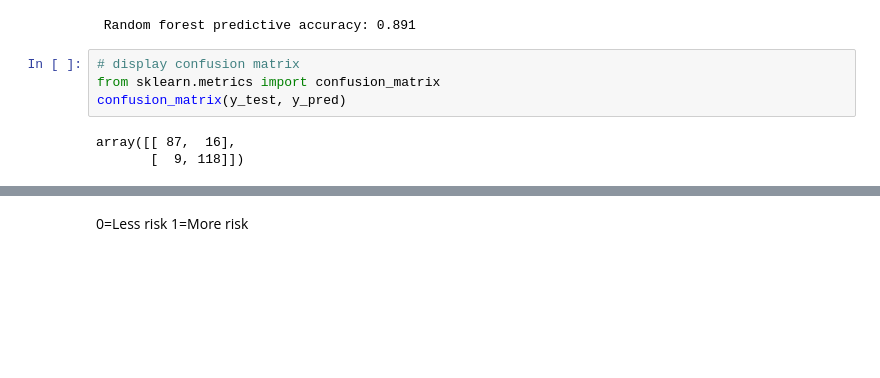
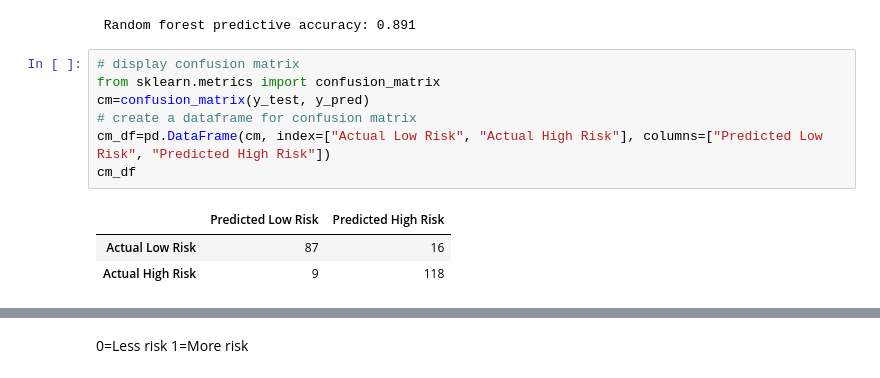
Before and after one commit to LIPSASHARMA/Heart-Disease-Prediction-Final-Project, a Jupyter notebook: Heart_risk_revised.ipynb, the cells around one changed output, grey strips where cells are left out. Drawn from its saved outputs; the diff is of its cells as text; blank space fills up the shorter version.

```diff
--- a/Heart_risk.ipynb
+++ b/Heart_risk_revised.ipynb
@@ -267,9 +267,13 @@ print(f" Random forest predictive accuracy: {accuracy_score(y_test,y_pred):.3f}"
 # %%
 # display confusion matrix
 from sklearn.metrics import confusion_matrix
-confusion_matrix(y_test, y_pred)
+cm=confusion_matrix(y_test, y_pred)
+# create a dataframe for confusion matrix
+cm_df=pd.DataFrame(cm, index=["Actual Low Risk", "Actual High Risk"], columns=["Predicted Low Risk", "Predicted High Risk"])
+cm_df
 # %% [output]
-array([[ 87,  16],
-       [  9, 118]])
+|  | Predicted Low Risk | Predicted High Risk |
+| Actual Low Risk | 87 | 16 |
+| Actual High Risk | 9 | 118 |
 # %%
 # print the imbalanced classification report
```
Also changed, not shown: parts of 1 cell of this notebook.
